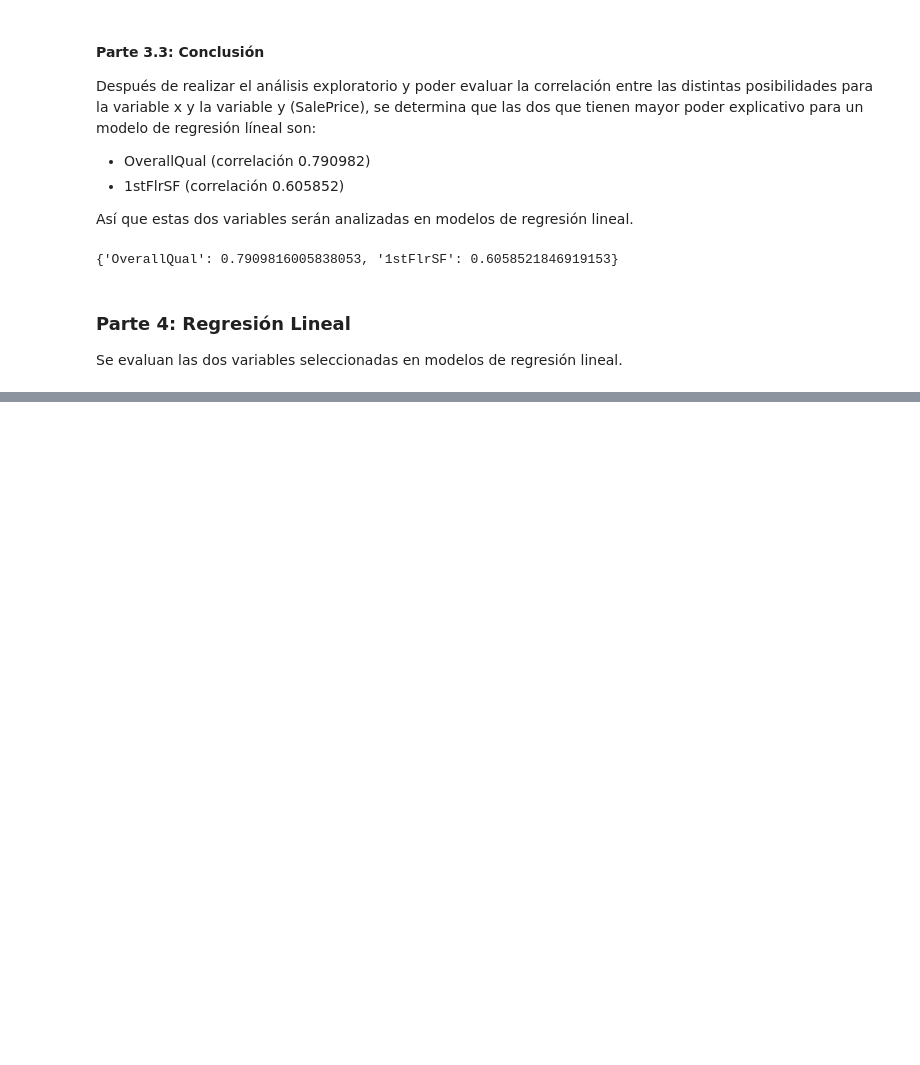
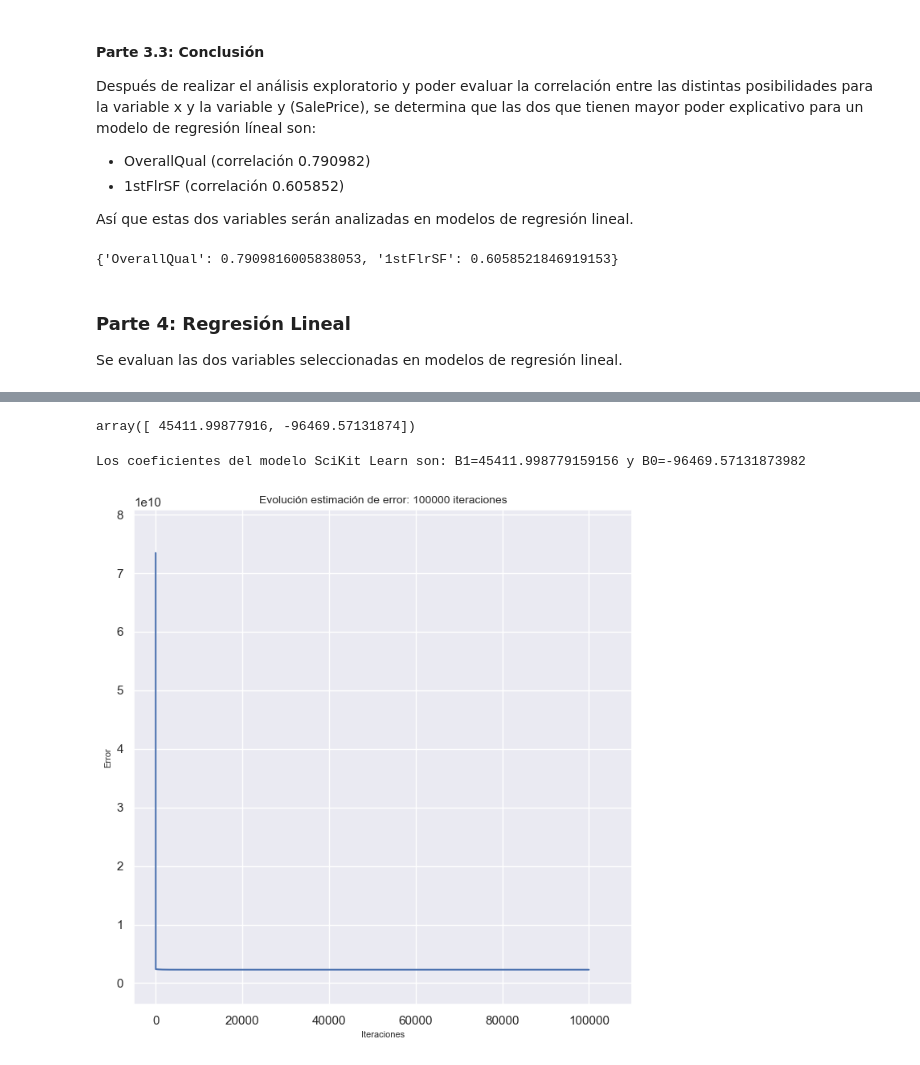
Before and after one commit to sergiocds/cdpython_proyecto1, a Jupyter notebook: proyecto1.ipynb, the cells around one changed output, grey strips where cells are left out. Cells and saved outputs as stored; diff of their text form; code cells hidden in the pictures; blank space fills up the shorter version.

```diff
--- a/proyecto1.ipynb
+++ b/proyecto1.ipynb
@@ -667,0 +675,9 @@ Se evaluan las dos variables seleccionadas en modelos de regresión lineal.
+# %%
+# Se extrae la variable deseada del dataset en formato NumPy que ha sido corregido para eliminar
+# los valores NaN. La variable extraida se guarda en arrays de NumPy para entrenamiento (training)
+# y validación (testing). Asimismo, se extrae la variable dependiente a arrays de NumPy, separandola
+# también en arrays de entrenamiento y validación.
+xtrain1=dataset_np_train[:,1]
+xtest1=dataset_np_test[:,1]
+ytrain=dataset_np_train[:,0]
+ytest=dataset_np_test[:,0]
@@ -667,0 +690,4 @@ Se evaluan las dos variables seleccionadas en modelos de regresión lineal.
+# %%
+# Para el análisis de la regresión lineal se creará un objeto de la clase RegresionLineal y
+# se le pasarán como atributos los cuatro arrays que se crearon (xtrain1, xtest1, ytrain, ytest).
+reg1=RegresionLineal(xtrain1,ytrain,xtest1,ytest)
@@ -667,0 +732,15 @@ Se evaluan las dos variables seleccionadas en modelos de regresión lineal.
+# %%
+# Ahora se determinará el modelo por medio de SciKit Learn, ejecutando el método .regresion_scikit.
+reg1.regresion_scikit()
+# %% [output]
+array([ 45411.99877916, -96469.57131874])
+# %%
+# El modelo obtenido por medio de SciKit Learn es el siguiente:
+print(f'Los coeficientes del modelo SciKit Learn son: B1={reg1.modelo_scikit[0]} y B0={reg1.modelo_scikit[1]}')
+# %% [output]
+Los coeficientes del modelo SciKit Learn son: B1=45411.998779159156 y B0=-96469.57131873982
+# %%
+# La evolución del error del modelo calculado se muestra en la gráfica obtenida con el método .evolucion:
+reg1.error_modelo()
+# %% [output]
+[figure, added]
```
Also changed, not shown: parts of 13 cells of this notebook.
